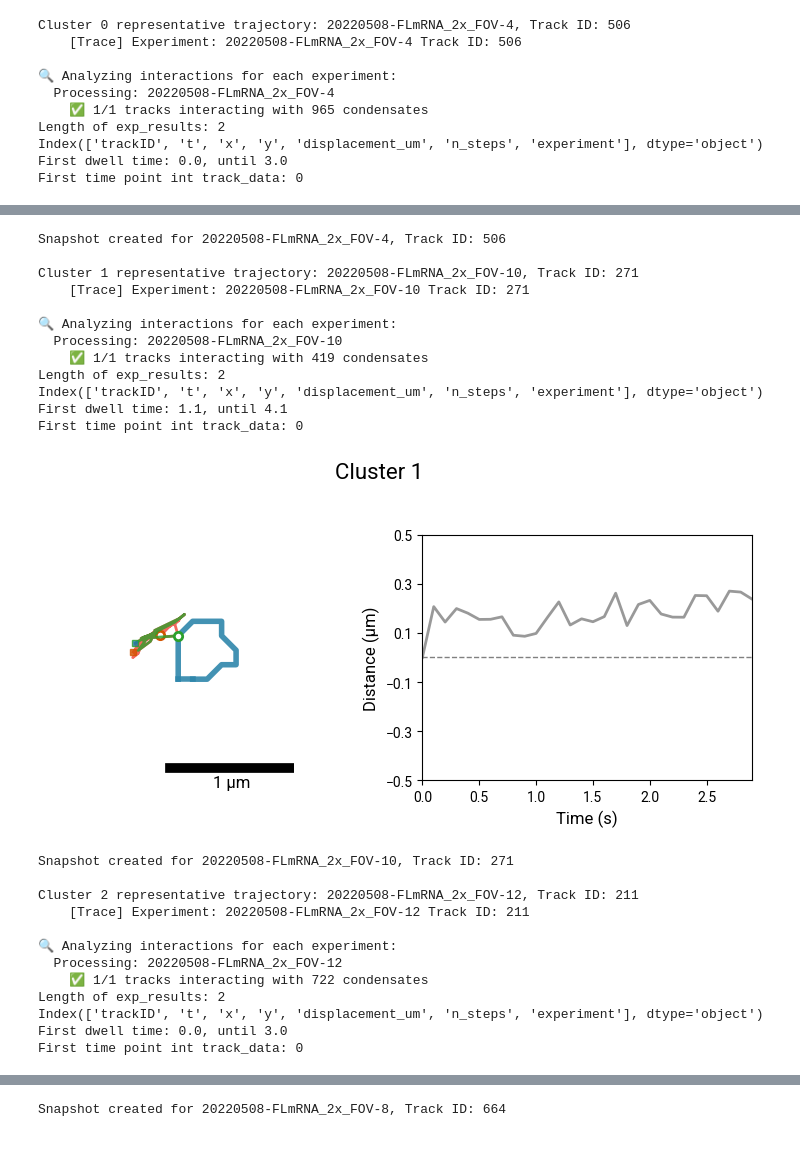
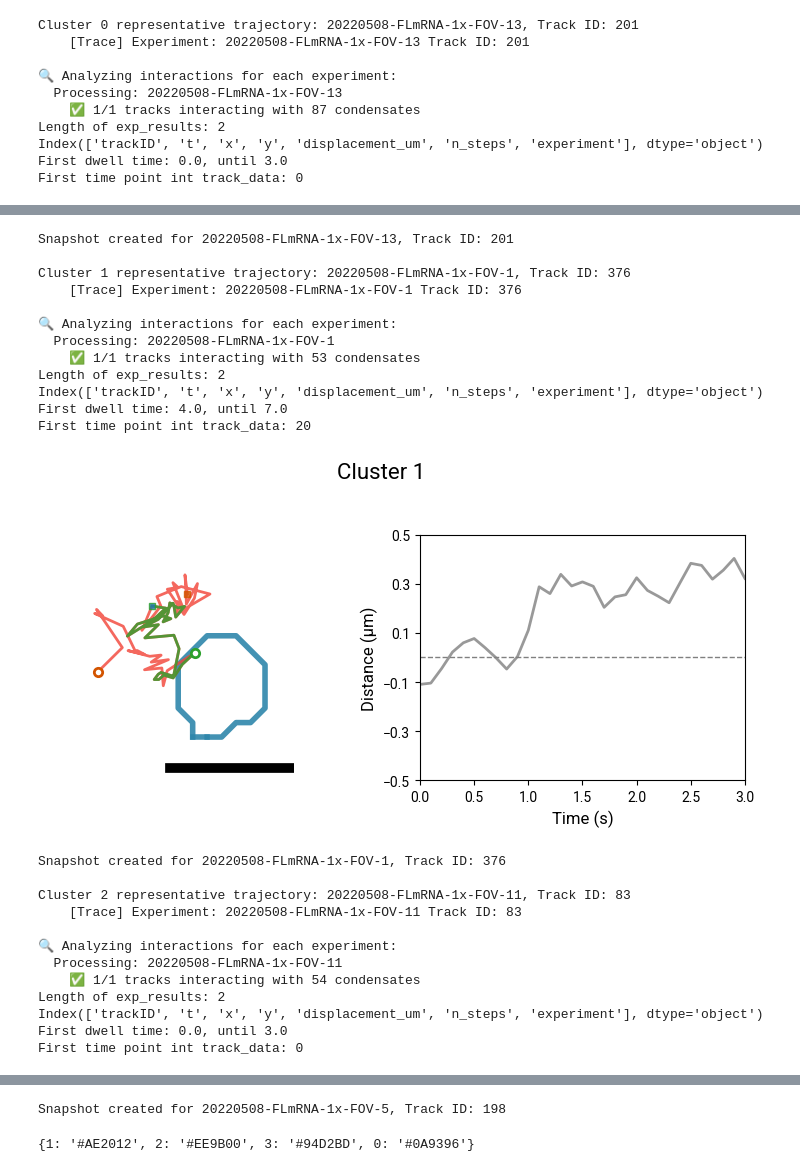
Before and after one commit to walterlab-um/RNA_SPT_in_cellular_condensates, a Jupyter notebook: Trajectories_clustering_analysis_v2.ipynb, the cells around one changed output, grey strips where cells are left out. Saved outputs shown, nothing was run; the diff lists cells and outputs as text; code cells hidden in the pictures.

```diff
--- a/Trajectories_clustering_analysis_v2.ipynb
+++ b/Trajectories_clustering_analysis_v2.ipynb
@@ -43,5 +53,6 @@ Found 0 subfolders in the data folder.
 # %%
-index = 7  # Change this index to select different subfolders
+# Change this index to select different subfolders
+index = 8
 data_path = subfolders[index]
 data_name = data_path.split("/")[-1]
 print(f"Selected data for {data_name} in folder: {data_path}")
@@ -137,5 +128,7 @@ exp_tracks
 # %%
 common_time = np.linspace(0, 20, 100)  # Common time vector for interpolation
+# %%
+plot_labels = ['Escape', 'Int.-Out', 'Int.-In', 'Confined']
 # %%
 # Load your data
 # Make sure your files are in a folder named 'sample_trajectories' or change the path
@@ -166,7 +159,14 @@ try:
     # optimal_k = 3 # Override
     print(f"\nRecommended k: {optimal_k}")
 
-    cluster_labels, embedding, cluster_dict = perform_clustering(data_matrix, filtered_traces, optimal_k, data_name=data_name, n_neighbors=5, t_max=t_max, plot_cluster=True, plot_rep=False)
+    cluster_labels, embedding, cluster_df = perform_clustering(data_matrix,
+                                                                 filtered_traces,
+                                                                 optimal_k,
+                                                                 plot_labels=plot_labels,
+                                                                 data_name=data_name,
+                                                                 n_neighbors=5,
+                                                                 t_max=t_max,
+                                                                 plot_cluster=True)
 
 except FileNotFoundError:
     print("Error: 'sample_trajectories' folder not found. Please create it and add your data files, or run the `create_synthetic_data()` function first.")
@@ -200,5 +200,3 @@ Total traces: 3431
-# %%
-cluster_df = pd.DataFrame(cluster_dict)
 # %%
 cluster_df
 # %% [output]
@@ -394,13 +252,13 @@ for cluster_id, rep_trace in cluster_reps.items():
         experiment_result = legacy_analyze_interactions(track_df, condensate_df, proximity_threshold=1)
 
         # Create the snapshot
-        create_trajectory_snapshots(df_tracks=track_df,
-                                    exp_results=experiment_result,
-                                    trace_df=trace_df,
-                                    window_size_um=2,
-                                    um_per_pixel=um_per_pixel,
-                                    save_path=f'result/trajectory_snapshot/{data_name}_cluster={cluster_id}_exp={exp}_trackID={track_id}.png',
-                                    title=f"Cluster {cluster_id}")
+        plot_trajectory_snapshots(df_tracks=track_df,
+                                  exp_results=experiment_result,
+                                  trace_df=trace_df,
+                                  window_size_um=2,
+                                  um_per_pixel=um_per_pixel,
+                                  save_path=f'result/trajectory_snapshot/{data_name}_cluster={cluster_id}_exp={exp}_trackID={track_id}.png',
+                                  title=f"Cluster {cluster_id}")
 
         # Store in the cluster dictionary
         cluster_dict['cluster_id'].append(cluster_id)
@@ -417,12 +275,12 @@ for cluster_id, rep_trace in cluster_reps.items():
         print(f"Error: Experiment {exp} not found in the combined dataframes.")
         continue
 # %% [output]
-Cluster 0 representative trajectory: 20220508-FLmRNA_2x_FOV-4, Track ID: 506
-    [Trace] Experiment: 20220508-FLmRNA_2x_FOV-4 Track ID: 506
+Cluster 0 representative trajectory: 20220508-FLmRNA-1x-FOV-13, Track ID: 201
+    [Trace] Experiment: 20220508-FLmRNA-1x-FOV-13 Track ID: 201
 
 🔍 Analyzing interactions for each experiment:
-  Processing: 20220508-FLmRNA_2x_FOV-4
-    ✅ 1/1 tracks interacting with 965 condensates
+  Processing: 20220508-FLmRNA-1x-FOV-13
+    ✅ 1/1 tracks interacting with 87 condensates
 Length of exp_results: 2
 Index(['trackID', 't', 'x', 'y', 'displacement_um', 'n_steps', 'experiment'], dtype='object')
 First dwell time: 0.0, until 3.0
@@ -431,24 +289,24 @@ First time point int track_data: 0
-Snapshot created for 20220508-FLmRNA_2x_FOV-4, Track ID: 506
+Snapshot created for 20220508-FLmRNA-1x-FOV-13, Track ID: 201
 
-Cluster 1 representative trajectory: 20220508-FLmRNA_2x_FOV-10, Track ID: 271
-    [Trace] Experiment: 20220508-FLmRNA_2x_FOV-10 Track ID: 271
+Cluster 1 representative trajectory: 20220508-FLmRNA-1x-FOV-1, Track ID: 376
+    [Trace] Experiment: 20220508-FLmRNA-1x-FOV-1 Track ID: 376
 
 🔍 Analyzing interactions for each experiment:
-  Processing: 20220508-FLmRNA_2x_FOV-10
-    ✅ 1/1 tracks interacting with 419 condensates
+  Processing: 20220508-FLmRNA-1x-FOV-1
+    ✅ 1/1 tracks interacting with 53 condensates
 Length of exp_results: 2
 Index(['trackID', 't', 'x', 'y', 'displacement_um', 'n_steps', 'experiment'], dtype='object')
-First dwell time: 1.1, until 4.1
-First time point int track_data: 0
+First dwell time: 4.0, until 7.0
+First time point int track_data: 20
-[figure, old version]
+[figure, new version]
-Snapshot created for 20220508-FLmRNA_2x_FOV-10, Track ID: 271
+Snapshot created for 20220508-FLmRNA-1x-FOV-1, Track ID: 376
 
-Cluster 2 representative trajectory: 20220508-FLmRNA_2x_FOV-12, Track ID: 211
-    [Trace] Experiment: 20220508-FLmRNA_2x_FOV-12 Track ID: 211
+Cluster 2 representative trajectory: 20220508-FLmRNA-1x-FOV-11, Track ID: 83
+    [Trace] Experiment: 20220508-FLmRNA-1x-FOV-11 Track ID: 83
 
 🔍 Analyzing interactions for each experiment:
-  Processing: 20220508-FLmRNA_2x_FOV-12
-    ✅ 1/1 tracks interacting with 722 condensates
+  Processing: 20220508-FLmRNA-1x-FOV-11
+    ✅ 1/1 tracks interacting with 54 condensates
 Length of exp_results: 2
 Index(['trackID', 't', 'x', 'y', 'displacement_um', 'n_steps', 'experiment'], dtype='object')
 First dwell time: 0.0, until 3.0
@@ -470 +328,13 @@ First time point int track_data: 4
-Snapshot created for 20220508-FLmRNA_2x_FOV-8, Track ID: 664
+Snapshot created for 20220508-FLmRNA-1x-FOV-5, Track ID: 198
+# %%
+# Create a color palette
+unique_labels = np.unique(cluster_labels)
+
+# Use color_palette.py to get a consistent color mapping based on rank
+color_palette = get_color_palette(n=len(unique_labels))  # Exclude noise
+cluster_rank = cluster_df[['cluster_label', 'rank']]
+color_map = {row['cluster_label']: color_palette[row['rank'] - 1] for _, row in cluster_rank.iterrows()}
+
+print(color_map)
+# %% [output]
+{1: '#AE2012', 2: '#EE9B00', 3: '#94D2BD', 0: '#0A9396'}
```
Also changed, not shown: parts of 16 cells of this notebook, 2 other files.
